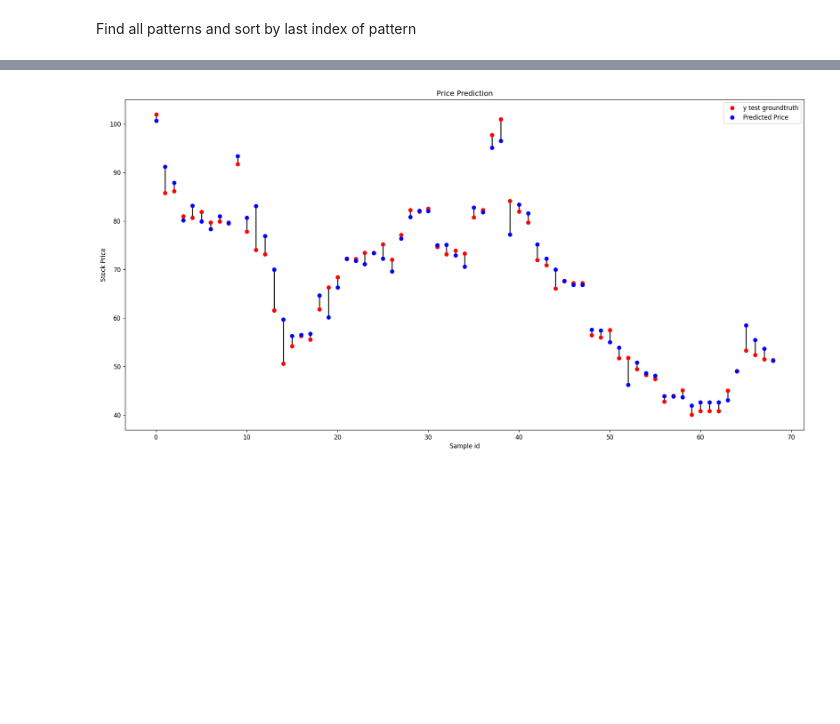
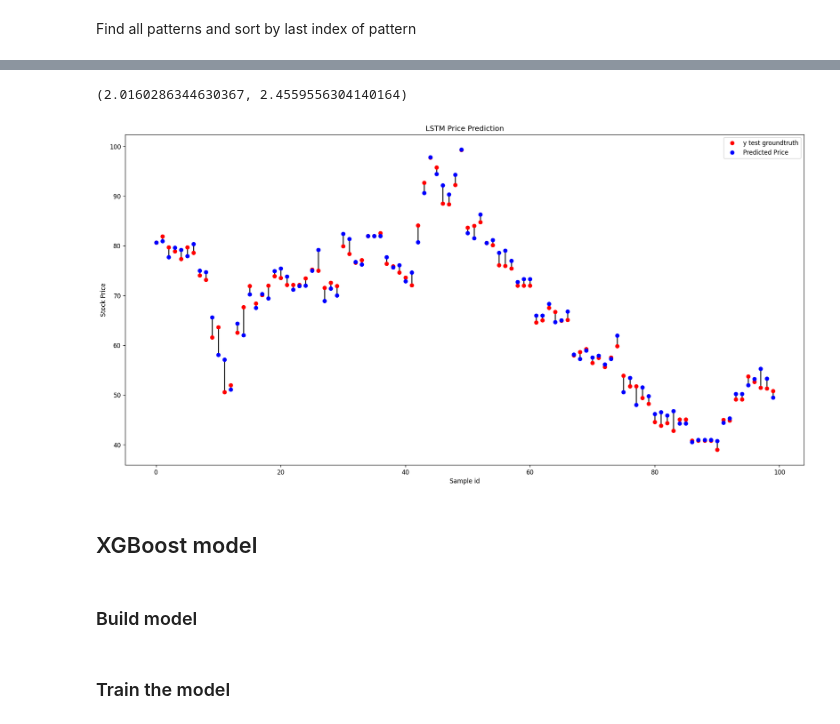
Before and after one commit to romqn1999/Predict-price-after-pattern, a Jupyter notebook: Find_price_pattern_and_predict_on_it.ipynb, the cells around one changed output, grey strips where cells are left out. Cells and saved outputs as stored; diff of their text form; code cells hidden in the pictures; blank space fills up the shorter version.

Commit message:
Add XGBoost model, edit some variable for able to run 2 models in 1 notebook

```diff
--- a/Find_price_pattern_and_predict_on_it.ipynb
+++ b/Find_price_pattern_and_predict_on_it.ipynb
@@ -715,16 +715,13 @@ if scale_method == 'MinMax':
     sc_test = MinMaxScaler(feature_range = (0, 1))
     X_test_scaled = sc_test.fit_transform(X_test.T).T
     y_test_scaled = sc_test.transform(y_test.T).T
-    X_train, y_train = X_train_scaled, y_train_scaled
-    X_test, y_test = X_test_scaled, y_test_scaled
+    # X_train, y_train = X_train_scaled, y_train_scaled
+    # X_test, y_test = X_test_scaled, y_test_scaled
 print(X_train.shape, y_train.shape)
+print(X_train_scaled.shape, y_train_scaled.shape)
 print(X_test.shape, y_test.shape)
+print(X_test_scaled.shape, y_test_scaled.shape)
 
-# We have now reshaped the data into the following format (#values, #time-steps, #1 dimensional output).
-X_train = np.reshape(X_train, (X_train.shape[0], X_train.shape[1], 1))
-y_train = np.reshape(y_train, (y_train.shape[0], 1))
-X_test = np.reshape(X_test, (X_test.shape[0], X_test.shape[1], 1))
-y_test = np.reshape(y_test, (y_test.shape[0], 1))
-print(X_train)
-print(y_train)
+# print(X_train)
+# print(y_train)
 # %% [output]
@@ -835,0 +812,11 @@ Epoch 8000/8000
+# %%
+def train_lstm(model, X_train, y_train, epochs, batch_size):
+    # We have now reshaped the data into the following format (#values, #time-steps, #1 dimensional output).
+    X_train = np.reshape(X_train, (X_train.shape[0], X_train.shape[1], 1))
+    y_train = np.reshape(y_train, (y_train.shape[0], 1))
+
+    # Fitting the RNN to the Training set
+    model.fit(X_train, y_train, epochs=epochs, batch_size=batch_size)
+    return model
+
+model = train_lstm(model, X_train_scaled, y_train_scaled, epochs, batch_size)
@@ -838,8 +843,8 @@ Epoch 8000/8000
 # %%
 # X_test = X_train
 # %%
-predicted_stock_price = model.predict(X_test)
+predicted_stock_price = model.predict(np.reshape(X_test_scaled, (X_test_scaled.shape[0], X_test_scaled.shape[1], 1)))
 if scale_method == 'MinMax':
     predicted_stock_price = sc_test.inverse_transform(predicted_stock_price.T).T
-    y_test = sc_test.inverse_transform(y_test.T).T
+    # y_test = sc_test.inverse_transform(y_test.T).T
 # %%
@@ -888,14 +893,35 @@ print(max(abs(y_test - predicted_stock_price)))
+# %%
+# Calculate RMSE and MAPE
+from sklearn.metrics import mean_squared_error
+
+def get_mape(y_true, y_pred):
+    """
+    Compute mean absolute percentage error (MAPE)
+    """
+    y_true, y_pred = np.array(y_true), np.array(y_pred)
+    return np.mean(np.abs((y_true - y_pred) / y_true)) * 100
+
+rmse = math.sqrt(mean_squared_error(y_test, predicted_stock_price))
+mape = get_mape(y_test, predicted_stock_price)
+
+rmse, mape
+# %% [output]
+(2.0160286344630367, 2.4559556304140164)
 # %%
 # Visualising the results
 plt.figure(figsize=(20, 10), dpi= 120, facecolor='w', edgecolor='k')
 plt.plot(range(len(y_test)), y_test, 'o', color = 'red', label = 'y test groundtruth')
 plt.plot(range(len(y_test)), predicted_stock_price, 'o', color = 'blue', label = 'Predicted Price')
 plt.vlines(range(len(y_test)), np.minimum(y_test, predicted_stock_price), np.maximum(y_test, predicted_stock_price))
 # plt.xticks(np.arange(0,459,50))
-plt.title('Price Prediction')
+plt.title('LSTM Price Prediction')
 plt.xlabel('Sample id')
 plt.ylabel('Stock Price')
 plt.legend()
 plt.show()
 # %% [output]
-[figure, old version]
+[figure, new version]
+# %% [markdown]
+## XGBoost model
+# %% [markdown]
+### Build model
@@ -901,0 +950,2 @@ plt.show()
+# %% [markdown]
+### Train the model
```
Also changed, not shown: parts of 25 cells of this notebook.
